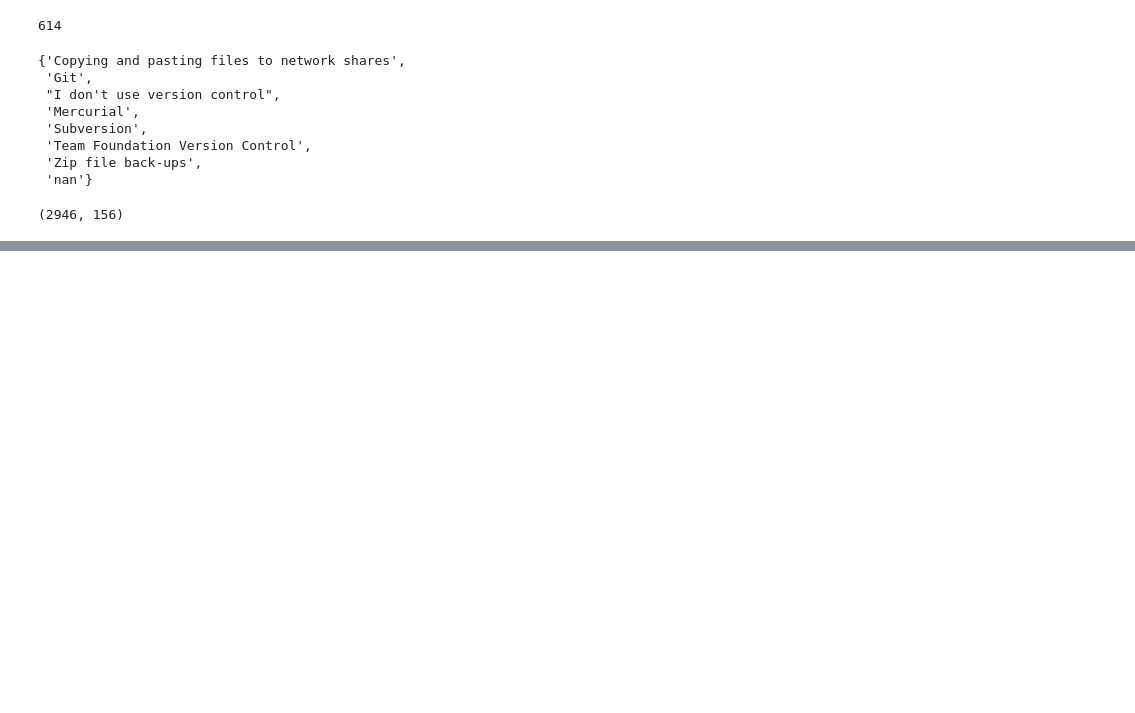
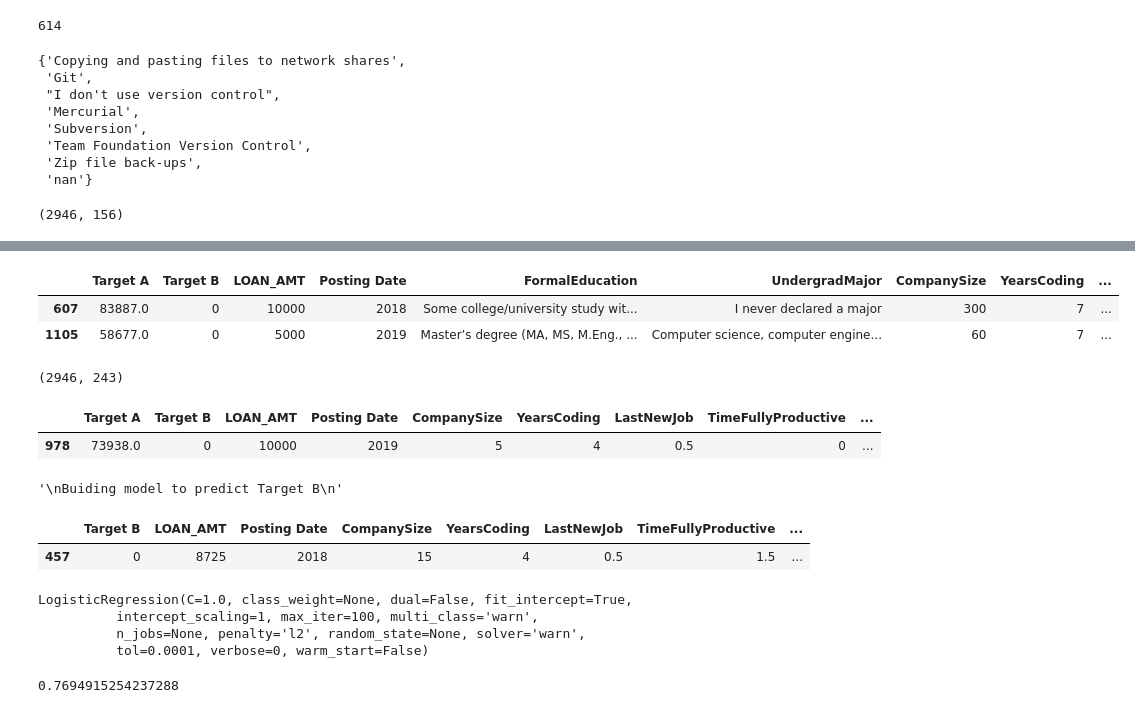
Before and after one commit to sreeharipa/Salary-satisfaction, a Jupyter notebook: analysis.ipynb, the cells around one changed output, grey strips where cells are left out. Cells and saved outputs as stored; diff of their text form; code cells hidden in the pictures; blank space fills up the shorter version.

```diff
--- a/analysis.ipynb
+++ b/analysis.ipynb
@@ -1833,0 +1874,2 @@ df.shape
+# %%
+df.loc[df.emp_length.isnull(), 'emp_length'] = 10
@@ -1833,0 +1896,6 @@ df.shape
+# %%
+df.sample(2)
+# %% [output]
+|  | Target A | Target B | LOAN_AMT | Posting Date | FormalEducation | UndergradMajor | CompanySize | YearsCoding | ... |
+| 607 | 83887.0 | 0 | 10000 | 2018 | Some college/university study wit... | I never declared a major | 300 | 7 | ... |
+| 1105 | 58677.0 | 0 | 5000 | 2019 | Master’s degree (MA, MS, M.Eng., ... | Computer science, computer engine... | 60 | 7 | ... |
@@ -1833,0 +1929,4 @@ df.shape
+# %%
+df.shape
+# %% [output]
+(2946, 243)
@@ -1833,0 +1935,11 @@ df.shape
+# %%
+df.sample()
+# %% [output]
+|  | Target A | Target B | LOAN_AMT | Posting Date | CompanySize | YearsCoding | LastNewJob | TimeFullyProductive | ... |
+| 978 | 73938.0 | 0 | 10000 | 2019 | 5 | 4 | 0.5 | 0 | ... |
+# %%
+"""
+Buiding model to predict Target B
+"""
+# %% [output]
+'\nBuiding model to predict Target B\n'
@@ -1833,0 +1950,5 @@ df.shape
+# %%
+df.sample()
+# %% [output]
+|  | Target B | LOAN_AMT | Posting Date | CompanySize | YearsCoding | LastNewJob | TimeFullyProductive | ... |
+| 457 | 0 | 8725 | 2018 | 15 | 4 | 0.5 | 1.5 | ... |
@@ -1833,0 +1962,7 @@ df.shape
+# %%
+logregmodel.fit(x_train, y_train)
+# %% [output]
+LogisticRegression(C=1.0, class_weight=None, dual=False, fit_intercept=True,
+          intercept_scaling=1, max_iter=100, multi_class='warn',
+          n_jobs=None, penalty='l2', random_state=None, solver='warn',
+          tol=0.0001, verbose=0, warm_start=False)
@@ -1833,0 +1971,4 @@ df.shape
+# %%
+metrics.accuracy_score(y_predict_lgm, y_test)
+# %% [output]
+0.7694915254237288
```
Also changed, not shown: parts of 25 cells of this notebook, 1 other file.
